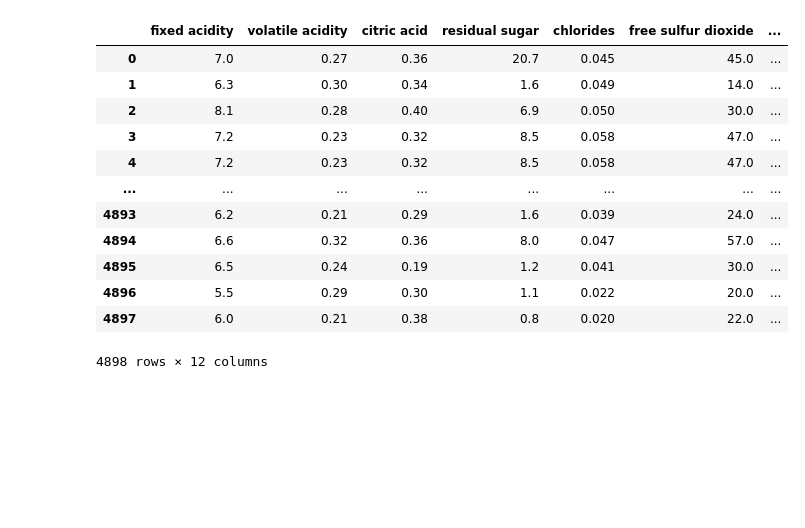
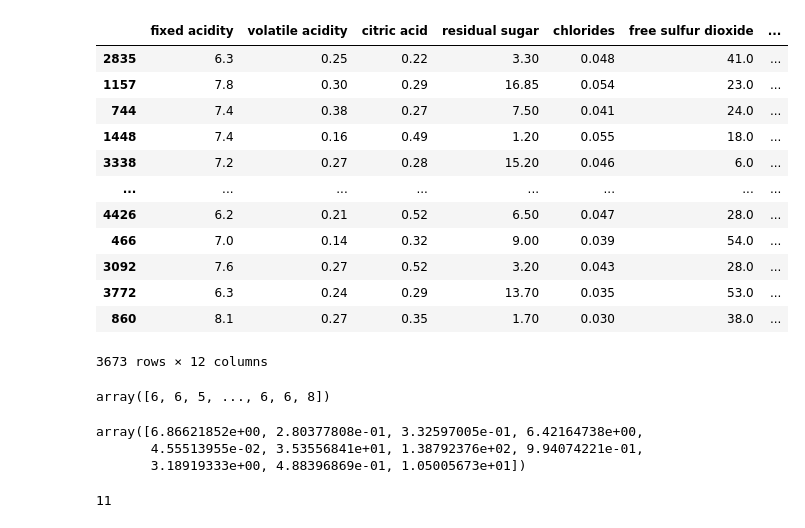
Before and after one commit to Msrevalli/MLFlow, a Jupyter notebook: 2-DLMLFlow/starter.ipynb, the cells around one changed output. Cells and saved outputs as stored; diff of their text form; code cells hidden in the pictures; blank space fills up the shorter version.

```diff
--- a/2-DLMLFlow/starter.ipynb
+++ b/2-DLMLFlow/starter.ipynb
@@ -12,2 +34,7 @@ from mlflow.models import infer_signature
 # %%
-data=pd.read_csv('https://raw.githubusercontent.com/mlflow/mlflow/master/examples/sklearn_elasticnet_wine/wine-quality.csv')
+## load the dataset
+data=pd.read_csv(
+    "https://raw.githubusercontent.com/mlflow/mlflow/master/tests/datasets/winequality-white.csv",
+    sep=";",
+)
+data
@@ -14,16 +54,0 @@ data=pd.read_csv('https://raw.githubusercontent.com/mlflow/mlflow/master/example
-# %%
-data
-# %% [output]
-|  | fixed acidity | volatile acidity | citric acid | residual sugar | chlorides | free sulfur dioxide | ... |
-| 0 | 7.0 | 0.27 | 0.36 | 20.7 | 0.045 | 45.0 | ... |
-| 1 | 6.3 | 0.30 | 0.34 | 1.6 | 0.049 | 14.0 | ... |
-| 2 | 8.1 | 0.28 | 0.40 | 6.9 | 0.050 | 30.0 | ... |
-| 3 | 7.2 | 0.23 | 0.32 | 8.5 | 0.058 | 47.0 | ... |
-| 4 | 7.2 | 0.23 | 0.32 | 8.5 | 0.058 | 47.0 | ... |
-| ... | ... | ... | ... | ... | ... | ... | ... |
-| 4893 | 6.2 | 0.21 | 0.29 | 1.6 | 0.039 | 24.0 | ... |
-| 4894 | 6.6 | 0.32 | 0.36 | 8.0 | 0.047 | 57.0 | ... |
-| 4895 | 6.5 | 0.24 | 0.19 | 1.2 | 0.041 | 30.0 | ... |
-| 4896 | 5.5 | 0.29 | 0.30 | 1.1 | 0.022 | 20.0 | ... |
-| 4897 | 6.0 | 0.21 | 0.38 | 0.8 | 0.020 | 22.0 | ... |
-4898 rows × 12 columns
@@ -34,0 +55,23 @@ train_x, valid_x, train_y, valid_y = train_test_split(train_xx, train_xy, test_s
+# %%
+## Split the data into training,validation and test sets
+
+train,test=train_test_split(data,test_size=0.25,random_state=42)
+train
+# %% [output]
+|  | fixed acidity | volatile acidity | citric acid | residual sugar | chlorides | free sulfur dioxide | ... |
+| 2835 | 6.3 | 0.25 | 0.22 | 3.30 | 0.048 | 41.0 | ... |
+| 1157 | 7.8 | 0.30 | 0.29 | 16.85 | 0.054 | 23.0 | ... |
+| 744 | 7.4 | 0.38 | 0.27 | 7.50 | 0.041 | 24.0 | ... |
+| 1448 | 7.4 | 0.16 | 0.49 | 1.20 | 0.055 | 18.0 | ... |
+| 3338 | 7.2 | 0.27 | 0.28 | 15.20 | 0.046 | 6.0 | ... |
+| ... | ... | ... | ... | ... | ... | ... | ... |
+| 4426 | 6.2 | 0.21 | 0.52 | 6.50 | 0.047 | 28.0 | ... |
+| 466 | 7.0 | 0.14 | 0.32 | 9.00 | 0.039 | 54.0 | ... |
+| 3092 | 7.6 | 0.27 | 0.52 | 3.20 | 0.043 | 28.0 | ... |
+| 3772 | 6.3 | 0.24 | 0.29 | 13.70 | 0.035 | 53.0 | ... |
+| 860 | 8.1 | 0.27 | 0.35 | 1.70 | 0.030 | 38.0 | ... |
+3673 rows × 12 columns
+# %%
+train[['quality']].values.ravel()
+# %% [output]
+array([6, 6, 5, ..., 6, 6, 8])
@@ -34,0 +91,10 @@ train_x, valid_x, train_y, valid_y = train_test_split(train_xx, train_xy, test_s
+# %%
+np.mean(train_x,axis=0)
+# %% [output]
+array([6.86621852e+00, 2.80377808e-01, 3.32597005e-01, 6.42164738e+00,
+       4.55513955e-02, 3.53556841e+01, 1.38792376e+02, 9.94074221e-01,
+       3.18919333e+00, 4.88396869e-01, 1.05005673e+01])
+# %%
+train_x.shape[1]
+# %% [output]
+11
```
Also changed, not shown: parts of 14 cells of this notebook, 5 other files.
